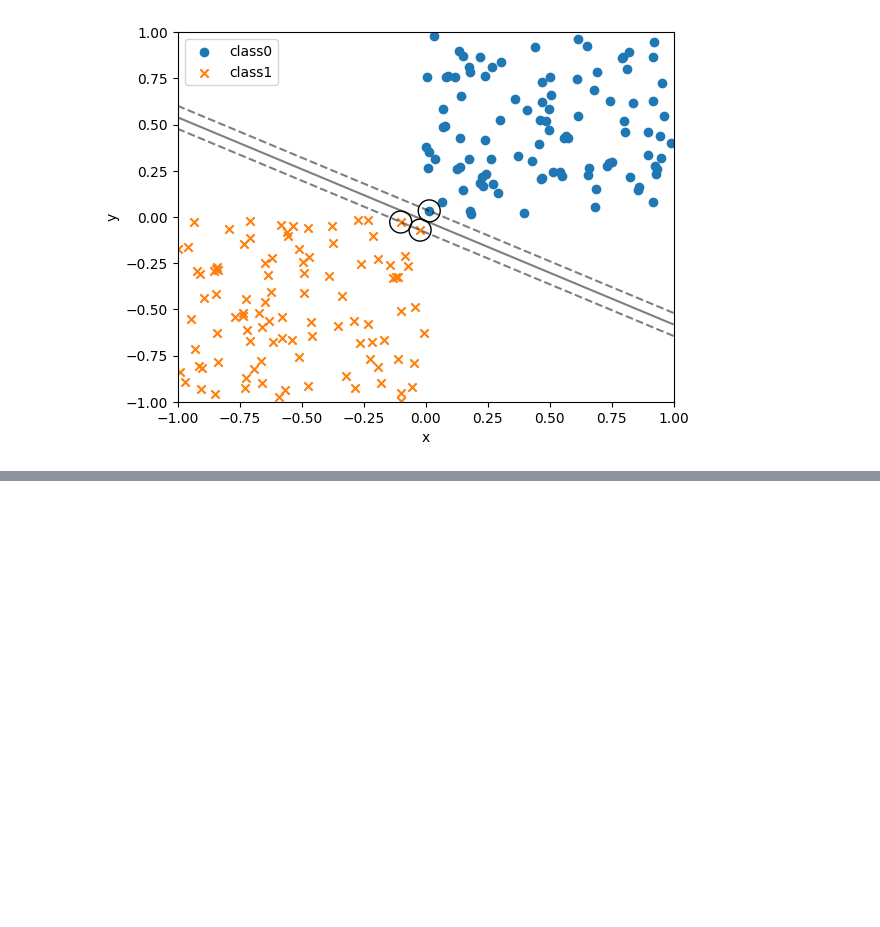
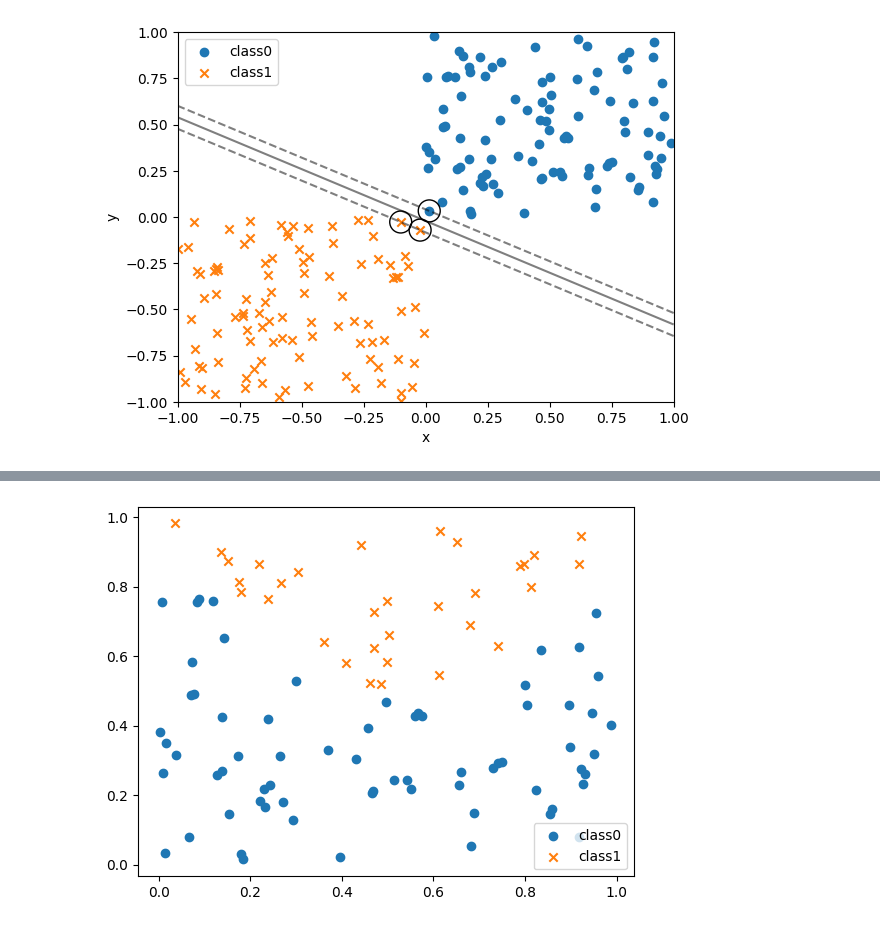
Before and after one commit to Apoaporon/python_study, a Jupyter notebook: python_study_scikit_learn.ipynb, the cells around one changed output, grey strips where cells are left out. Cells and saved outputs as stored; diff of their text form; code cells hidden in the pictures; blank space fills up the shorter version.

```diff
--- a/python_study_scikit_learn.ipynb
+++ b/python_study_scikit_learn.ipynb
@@ -304,0 +309,11 @@ plot_boundary_margin_sv(X0, y0, X1, y1, kernel='linear', C=1e6)
+# %%
+rng = np.random.default_rng(123)
+X=rng.random(size=(100,2))
+y = (X[:, 1] > 2*(X[:, 0]-0.5)**2 + 0.5).astype(int)
+fig, ax = plt.subplots()
+ax.scatter(X[y==0, 0], X[y==0, 1], marker="o", label="class0")
+ax.scatter(X[y==1, 0], X[y==1, 1], marker="x", label="class1")
+ax.legend()
+plt.show()
+# %% [output]
+[figure, added]
```
Also changed, not shown: parts of 16 cells of this notebook, 1 other file.
